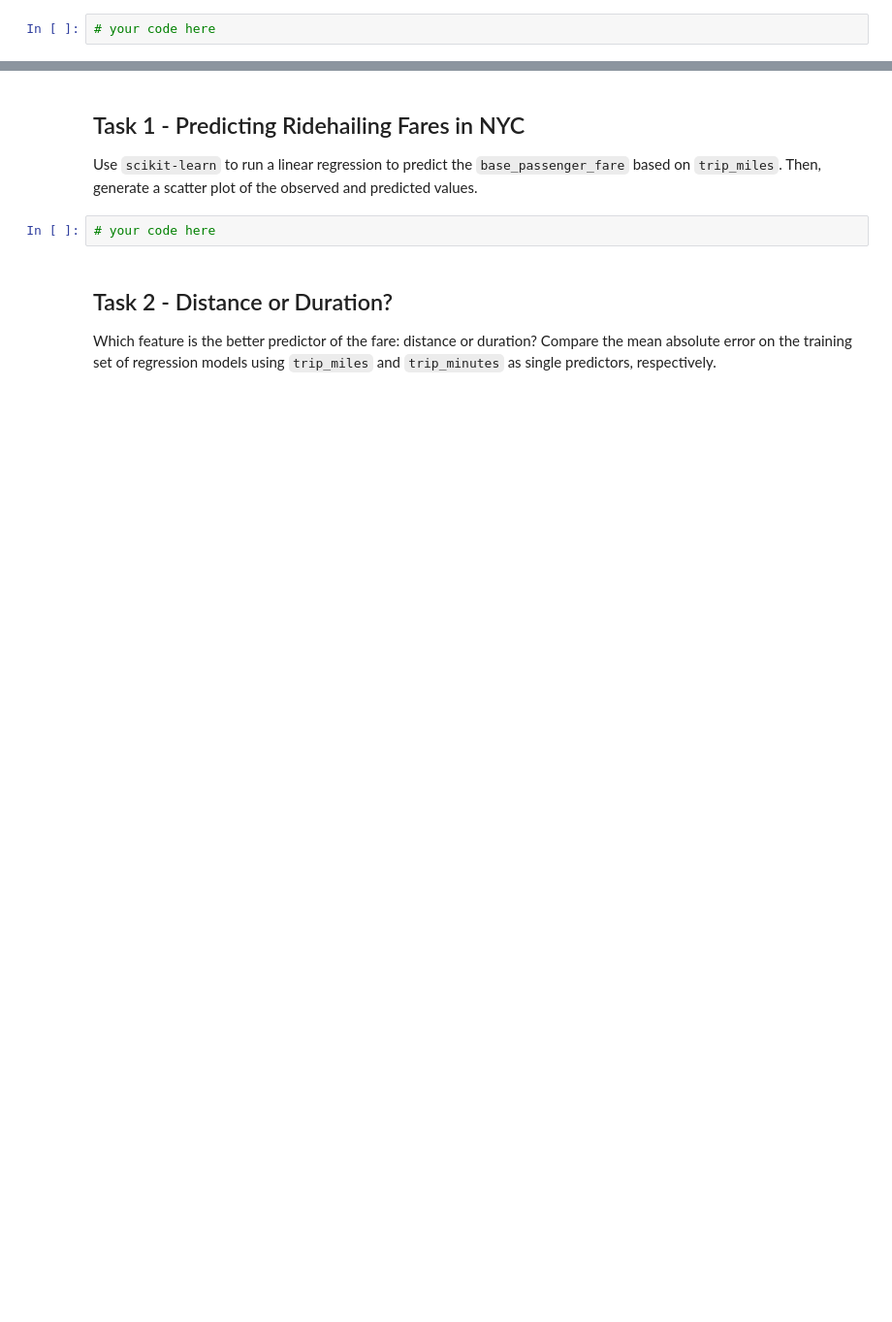
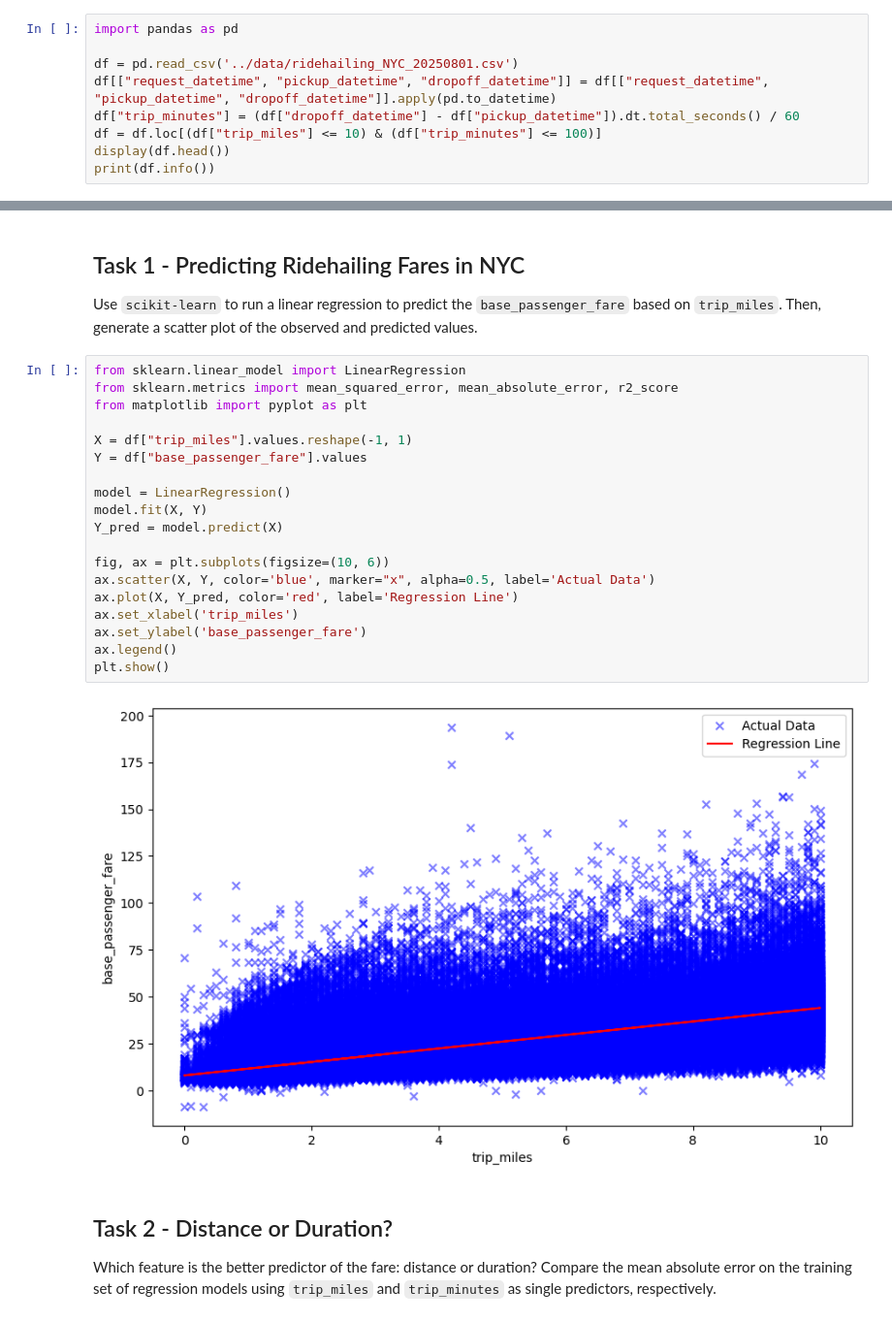
Before and after one commit to timoerc/AA_2025, a Jupyter notebook: Workshop_05/W5_coding_challenge_pre.ipynb, the cells around one changed output, grey strips where cells are left out. Shown at 97% size. Saved outputs shown, nothing was run; the diff lists cells and outputs as text; blank space fills up the shorter version.

```diff
--- a/Workshop_05/W5_coding_challenge_pre.ipynb
+++ b/Workshop_05/W5_coding_challenge_pre.ipynb
@@ -17,4 +17,11 @@ By the end you will have exercised:
 # %% [markdown]
 For all following tasks, you will work on the same dataset of ridehailing trips from New York City for a single day (August 1st, 2025). The provided dataset is a subset of the data published by the New York City Taxi & Limousine Commission, which is publicly available [here](https://www.nyc.gov/site/tlc/about/tlc-trip-record-data.page). Load the data (which can be found in the `data`-folder). Then, restrict our sample to trips with a distance of up to 10 miles and a duration of up to 100 minutes. Finally, inspect the data.
 # %%
-# your code here
+import pandas as pd
+
+df = pd.read_csv('../data/ridehailing_NYC_20250801.csv')
+df[["request_datetime", "pickup_datetime", "dropoff_datetime"]] = df[["request_datetime", "pickup_datetime", "dropoff_datetime"]].apply(pd.to_datetime)
+df["trip_minutes"] = (df["dropoff_datetime"] - df["pickup_datetime"]).dt.total_seconds() / 60
+df = df.loc[(df["trip_miles"] <= 10) & (df["trip_minutes"] <= 100)]
+display(df.head())
+print(df.info())
@@ -23,7 +52,26 @@ For all following tasks, you will work on the same dataset of ridehailing trips
 
 Use `scikit-learn` to run a linear regression to predict the `base_passenger_fare` based on `trip_miles`. Then, generate a scatter plot of the observed and predicted values.
 # %%
-# your code here
+from sklearn.linear_model import LinearRegression
+from sklearn.metrics import mean_squared_error, mean_absolute_error, r2_score
+from matplotlib import pyplot as plt
+
+X = df["trip_miles"].values.reshape(-1, 1)
+Y = df["base_passenger_fare"].values
+
+model = LinearRegression()
+model.fit(X, Y)
+Y_pred = model.predict(X)
+
+fig, ax = plt.subplots(figsize=(10, 6))
+ax.scatter(X, Y, color='blue', marker="x", alpha=0.5, label='Actual Data')
+ax.plot(X, Y_pred, color='red', label='Regression Line')
+ax.set_xlabel('trip_miles')
+ax.set_ylabel('base_passenger_fare')
+ax.legend()
+plt.show()
+# %% [output]
+[figure, added]
 # %% [markdown]
 ## Task 2 - Distance or Duration?
 
```
Also changed, not shown: parts of 5 cells of this notebook, 2 other files.
